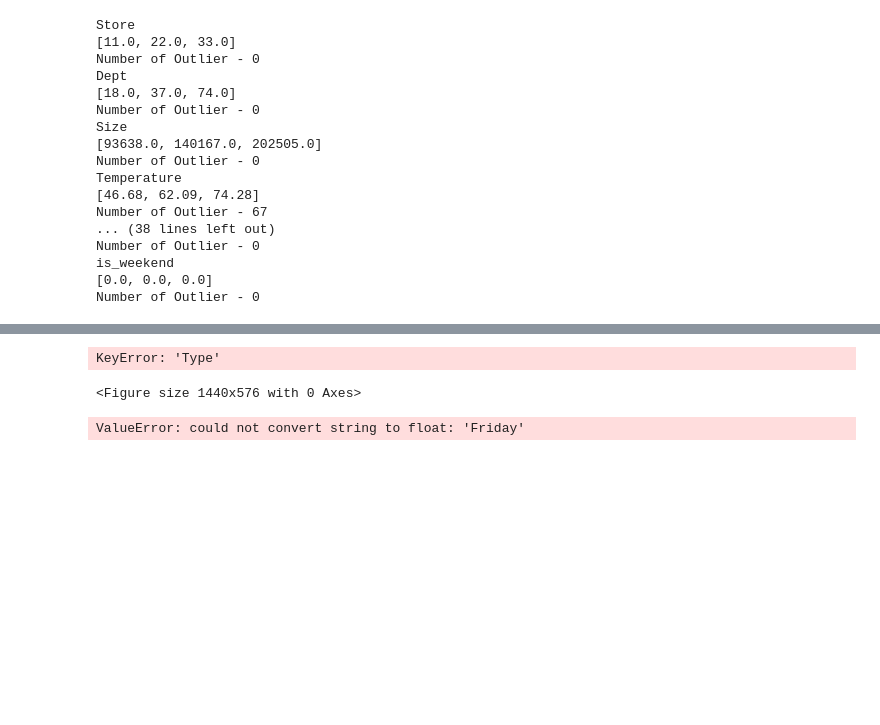
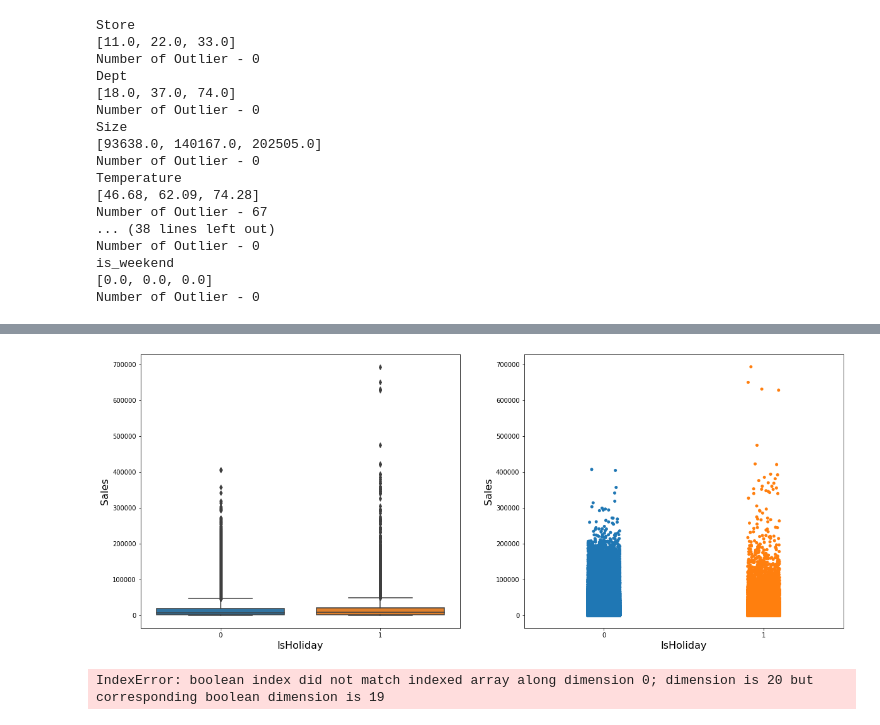
Before and after one commit to bsakethreddy/255-project-walmart, a Jupyter notebook: feature_engineering.ipynb, the cells around one changed output, grey strips where cells are left out. Cells and saved outputs as stored; diff of their text form; code cells hidden in the pictures; blank space fills up the shorter version.

Commit message:
added selectKBest

```diff
--- a/feature_engineering.ipynb
+++ b/feature_engineering.ipynb
@@ -91,31 +74,27 @@ heatmap.set_title('Correlation Matrix - Test', fontdict={'fontsize':12}, pad=12)
 #     plt.ylabel('weeklySales')
 #     plt.xlabel(col)
 # %%
-from matplotlib import pyplot as plt
 from matplotlib.gridspec import GridSpec
 fig = plt.figure(figsize=(20,8))
 gs = GridSpec(1,2)
-sns.boxplot(y=df.Weekly_Sales, x=df['Type'], ax=fig.add_subplot(gs[0,0]))
+sns.boxplot(y=df.Weekly_Sales, x=df['IsHoliday'], ax=fig.add_subplot(gs[0,0]))
 plt.ylabel('Sales', fontsize=16)
-plt.xlabel('Type', fontsize=16)
-sns.stripplot(y=train_detail.Weekly_Sales, x=train_detail[feature], ax=fig.add_subplot(gs[0,1]))
+plt.xlabel('IsHoliday', fontsize=16)
+sns.stripplot(y=df.Weekly_Sales, x=df['IsHoliday'], ax=fig.add_subplot(gs[0,1]))
 plt.ylabel('Sales', fontsize=16)
-plt.xlabel(feature, fontsize=16)
+plt.xlabel('IsHoliday', fontsize=16)
 fig.show()
 # %% [output]
-KeyError: 'Type'
-<Figure size 1440x576 with 0 Axes>
+[figure, added]
 # %%
 from sklearn.feature_selection import f_regression,mutual_info_regression,SelectKBest
 from sklearn.model_selection import train_test_split
 
 X = df.copy()
 del X['Weekly_Sales']
-del X['Date']
-del X['']
 Y = df['Weekly_Sales']
 X_train, X_test, y_train, y_test = train_test_split(X, Y, test_size=0.2, random_state=42)
-sel_f = SelectKBest(f_regression,k=15).fit(X_train,y_train)
+sel_f = SelectKBest(f_regression,k=10).fit(X_train,y_train)
 df.columns[sel_f.get_support()]
 # %% [output]
-ValueError: could not convert string to float: 'Friday'
+IndexError: boolean index did not match indexed array along dimension 0; dimension is 20 but corresponding boolean dimension is 19
```
Also changed, not shown: parts of 4 cells of this notebook, 1 other file.
